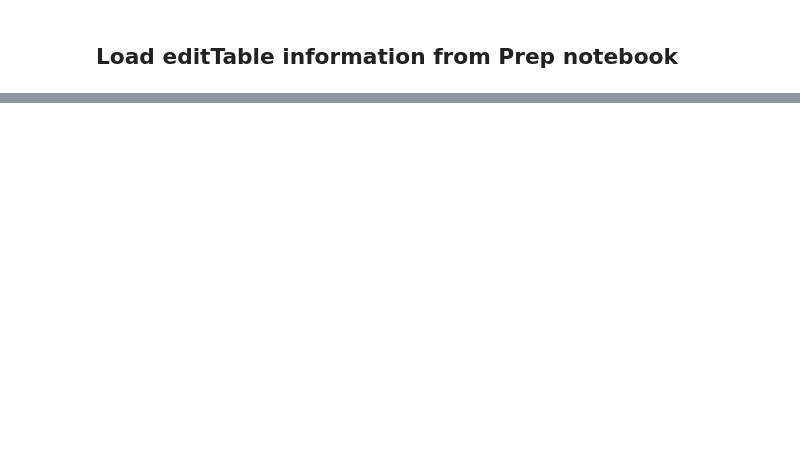
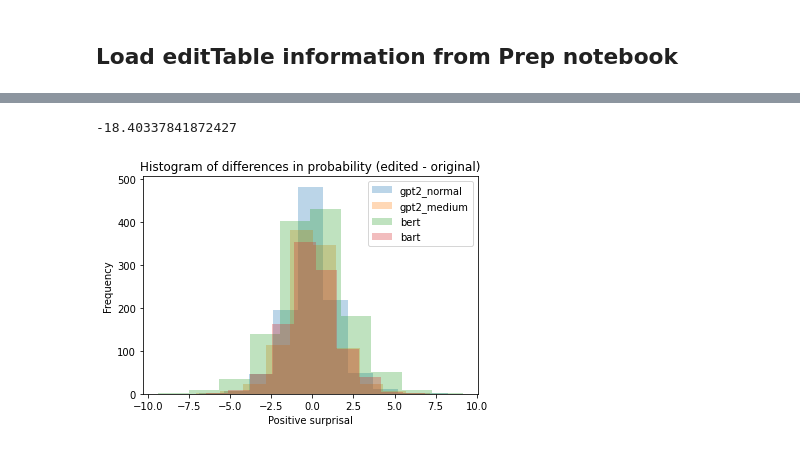
Before and after one commit to smeylan/telephone-analysis-public, a Jupyter notebook: in_progress/Word Surprisal Change Analysis.ipynb, the cells around one changed output, grey strips where cells are left out. Cells and saved outputs as stored; diff of their text form; code cells hidden in the pictures; blank space fills up the shorter version.

```diff
--- a/in_progress/Word Surprisal Change Analysis.ipynb
+++ b/in_progress/Word Surprisal Change Analysis.ipynb
@@ -26,0 +46,24 @@ all_changes_probs = prep_probs.load_word_changes(WORD_CHANGES_FOLDER)
+# %%
+def t_test_per_model(model_name, prob_df):
+
+    this_model_prob_df = prob_df[model_name]
+
+
+    # 6/2: https://www.kite.com/python/answers/how-to-drop-empty-rows-from-a-pandas-dataframe-in-python#:~:text=Use%20df.,contain%20NaN%20under%20those%20columns.
+    this_model_prob_df = this_model_prob_df.dropna()
+
+    print(f'******** For model {model_name}')
+    %R -i this_model_prob_df
+    %R orig <- this_model_prob_df$orig_prob
+    %R edited <- this_model_prob_df$edited_prob
+    %R result <- t.test(orig, edited, paired = TRUE)
+    %R print(result)
+
+#6/2 note to self:
+# If we ever upgrade pandas to a 1.x version,
+# https://github.com/selik/xport/pull/38
+# The upgrade will get rid of the warning "The error is: module 'pandas' has no attribute 'NA'"
+# Warning is also present when running Aggregate
+
+for model_name in all_changes_probs:
+    t_test_per_model(model_name, all_changes_probs)
@@ -48,0 +145,23 @@ for use_neg_surprisal in [True, False]:
+# %%
+np.log(min(all_changes_probs['gpt2_normal']['orig_prob']))
+# %% [output]
+-18.40337841872427
+# %%
+# Histogram of difference between original to edited word, per model
+
+#word_change_len = len(all_changes_probs['gpt2_normal'])
+#assert all(len(df) == word_change_len for df in all_changes_probs.values()), "The dataframes aren't all the same length"
+#x_range = range(word_change_len)
+
+plt.title('Histogram of differences in probability (edited - original)')
+plt.xlabel('Positive surprisal')
+plt.ylabel('Frequency')
+
+for model_name in all_changes_probs:
+
+    this_df = all_changes_probs[model_name]
+    plt.hist(sub_analysis_plots.to_surprisal(this_df['edited_prob']) - sub_analysis_plots.to_surprisal(this_df['orig_prob']),
+             label = model_name, alpha = 0.3)
+    plt.legend()
+# %% [output]
+[figure, added]
```
Also changed, not shown: parts of 7 cells of this notebook, 2 other files.
